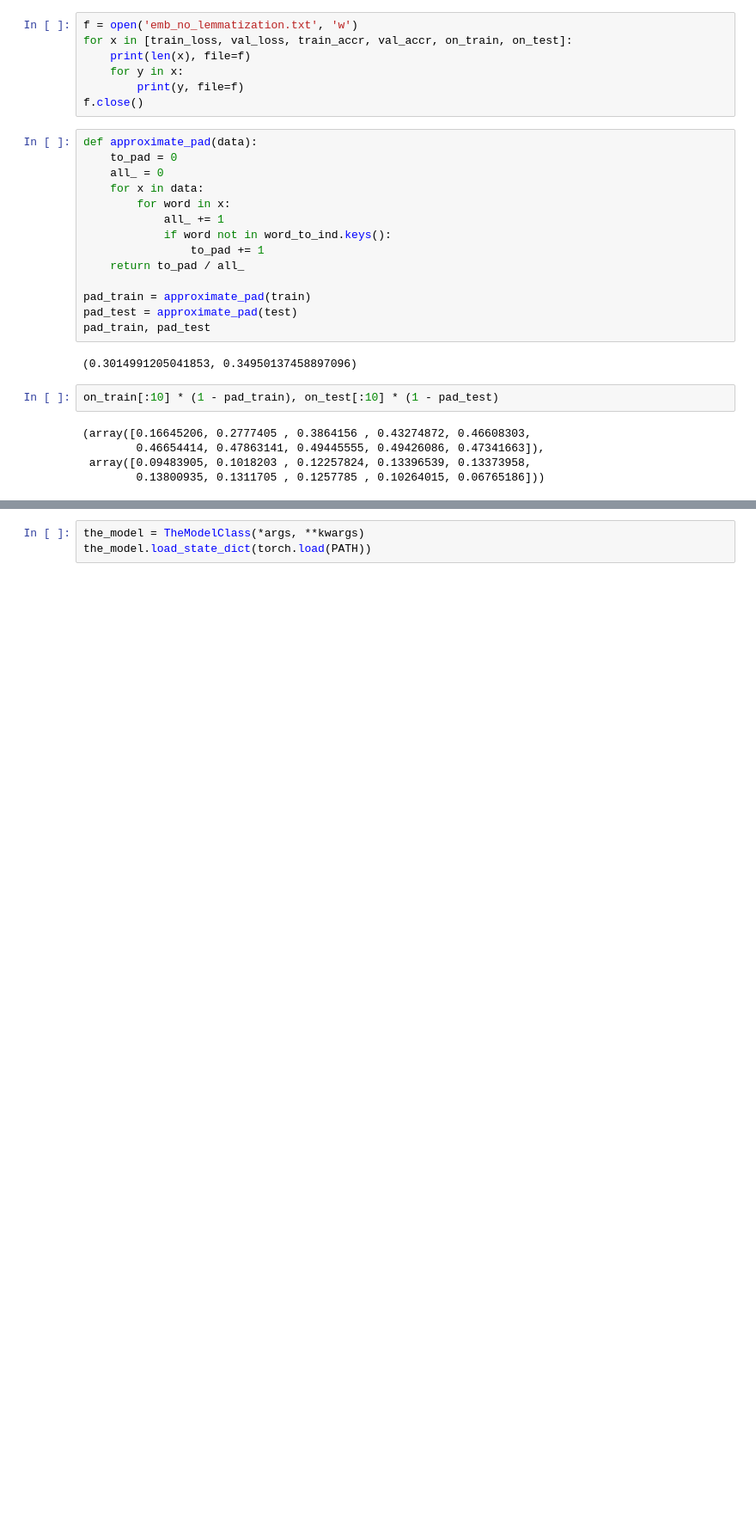
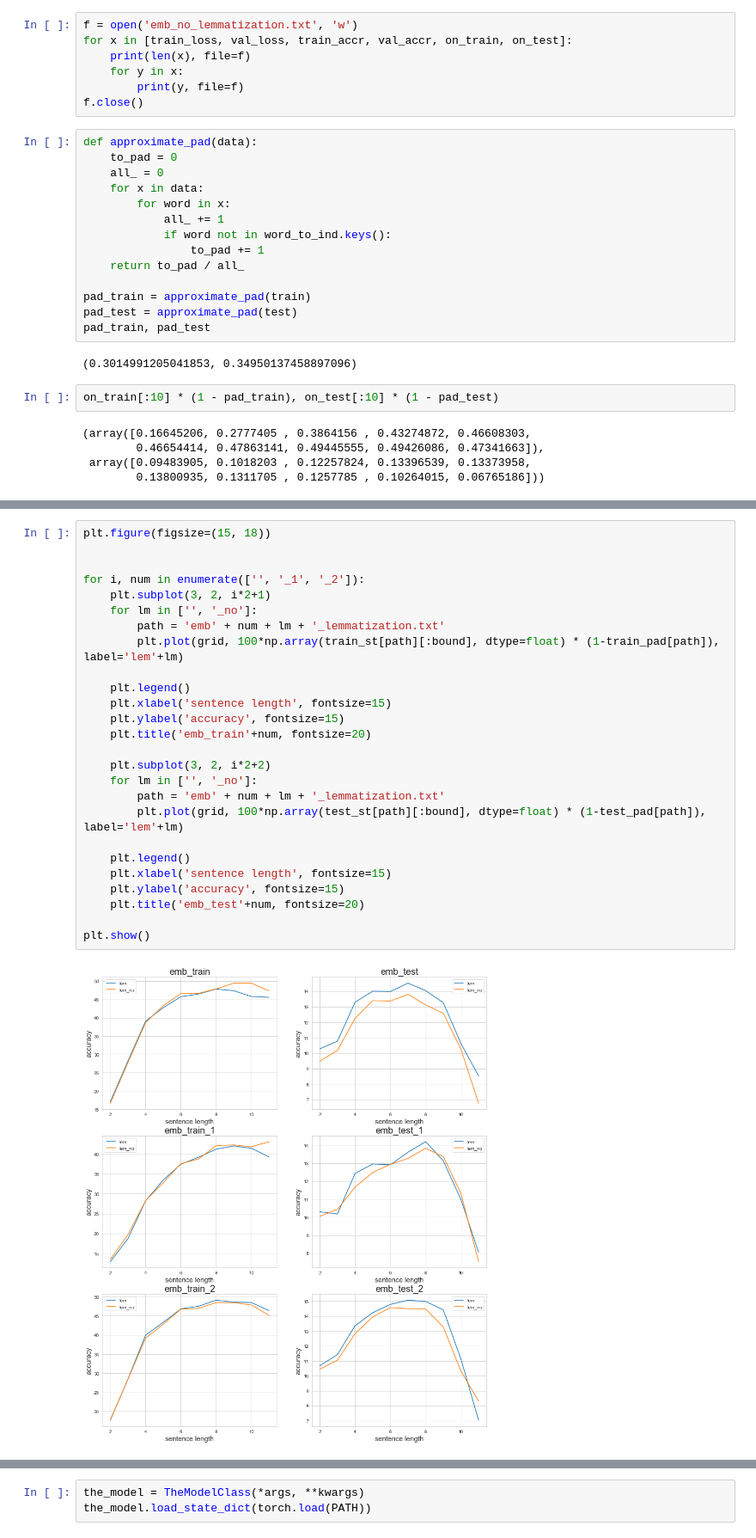
Before and after one commit to DariaGusarova/experiments, a Jupyter notebook: lstm_torch.ipynb, the cells around one changed output, grey strips where cells are left out. Shown at 86% size. Saved outputs shown, nothing was run; the diff lists cells and outputs as text; blank space fills up the shorter version.

```diff
--- a/lstm_torch.ipynb
+++ b/lstm_torch.ipynb
@@ -505,3 +1439,31 @@ on_train[:10] * (1 - pad_train), on_test[:10] * (1 - pad_test)
+# %%
+plt.figure(figsize=(15, 18))
+
+
+for i, num in enumerate(['', '_1', '_2']):
+    plt.subplot(3, 2, i*2+1)
+    for lm in ['', '_no']:
+        path = 'emb' + num + lm + '_lemmatization.txt'
+        plt.plot(grid, 100*np.array(train_st[path][:bound], dtype=float) * (1-train_pad[path]), label='lem'+lm)
+
+    plt.legend()
+    plt.xlabel('sentence length', fontsize=15)
+    plt.ylabel('accuracy', fontsize=15)
+    plt.title('emb_train'+num, fontsize=20)
+
+    plt.subplot(3, 2, i*2+2)
+    for lm in ['', '_no']:
+        path = 'emb' + num + lm + '_lemmatization.txt'
+        plt.plot(grid, 100*np.array(test_st[path][:bound], dtype=float) * (1-test_pad[path]), label='lem'+lm)
+
+    plt.legend()
+    plt.xlabel('sentence length', fontsize=15)
+    plt.ylabel('accuracy', fontsize=15)
+    plt.title('emb_test'+num, fontsize=20)
+
+plt.show()
+# %% [output]
+[figure, added]
 # %% [markdown]
 # to try
 
```
Also changed, not shown: parts of 57 cells of this notebook.
